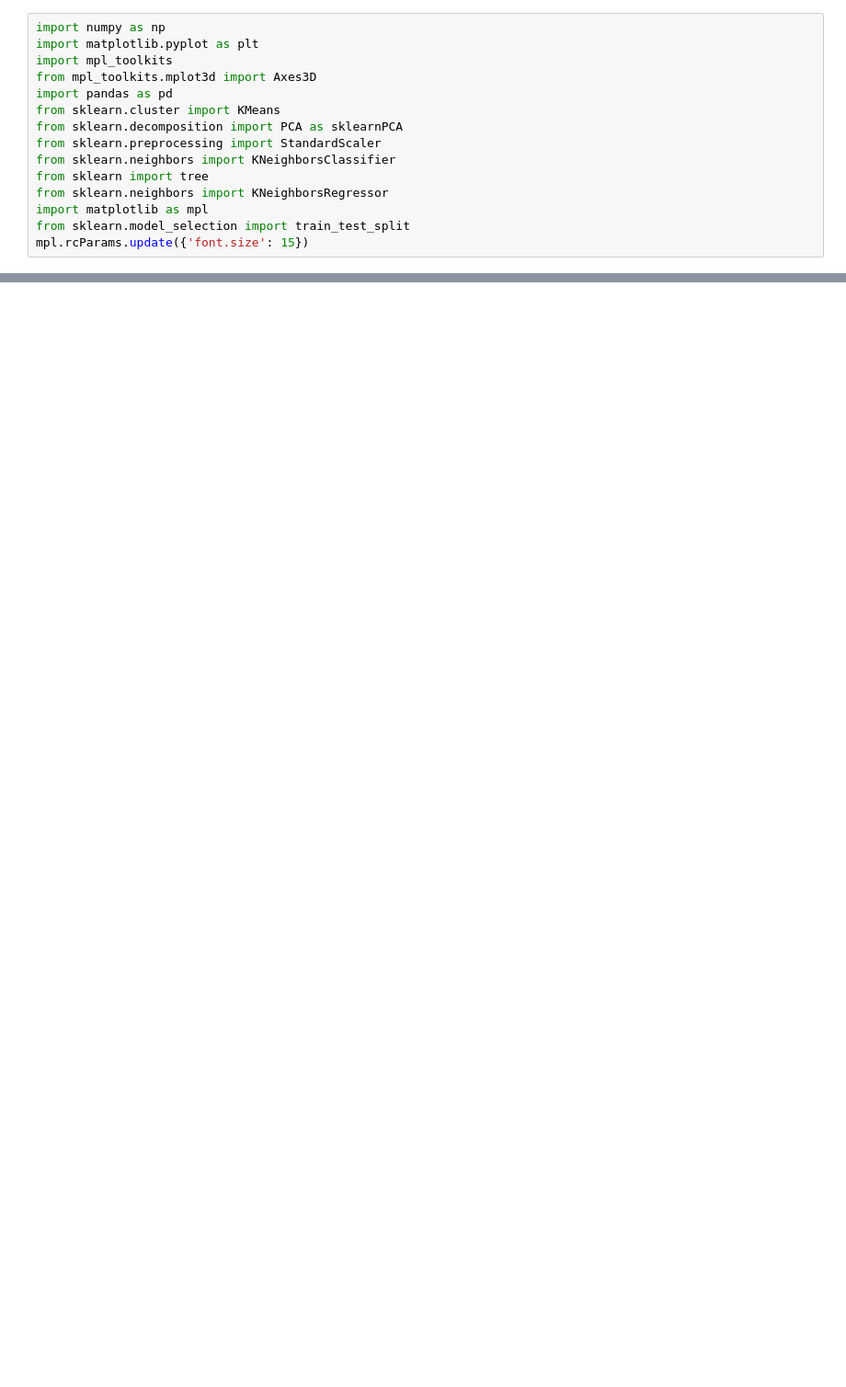
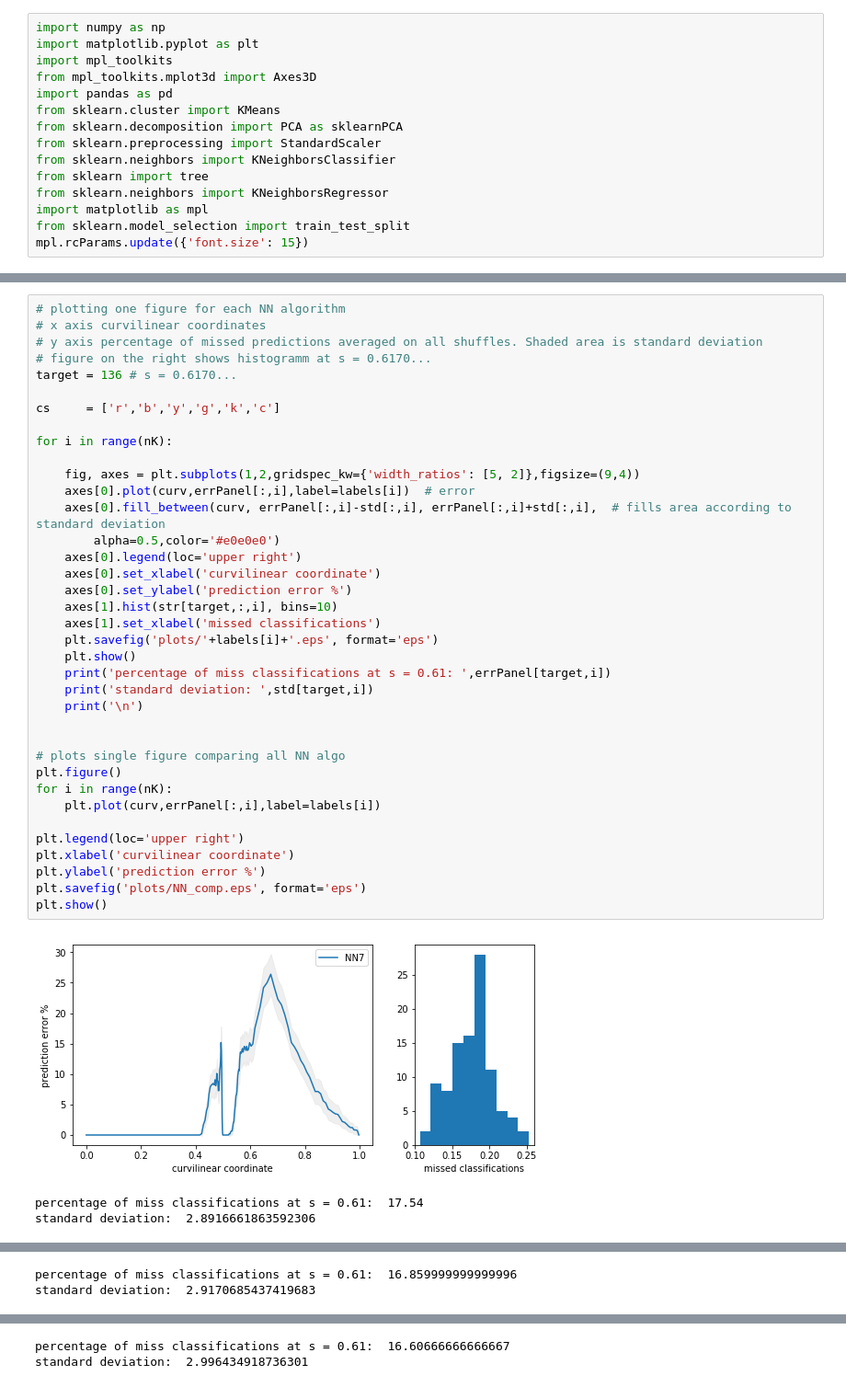
Before and after one commit to joaomiguelreis/MiND, a Jupyter notebook: kNN.ipynb, the cells around one changed output, grey strips where cells are left out. Shown at 92% size. Cells and saved outputs as stored; diff of their text form; blank space fills up the shorter version.

Commit message:
added hist plot at s=0.61

```diff
--- a/kNN.ipynb
+++ b/kNN.ipynb
@@ -193,0 +144,41 @@ plt.show()
+# %%
+# plotting one figure for each NN algorithm
+# x axis curvilinear coordinates
+# y axis percentage of missed predictions averaged on all shuffles. Shaded area is standard deviation
+# figure on the right shows histogramm at s = 0.6170...
+target = 136 # s = 0.6170...
+
+cs     = ['r','b','y','g','k','c']
+
+for i in range(nK):
+
+    fig, axes = plt.subplots(1,2,gridspec_kw={'width_ratios': [5, 2]},figsize=(9,4))
+    axes[0].plot(curv,errPanel[:,i],label=labels[i])  # error
+    axes[0].fill_between(curv, errPanel[:,i]-std[:,i], errPanel[:,i]+std[:,i],  # fills area according to standard deviation
+        alpha=0.5,color='#e0e0e0')
+    axes[0].legend(loc='upper right')
+    axes[0].set_xlabel('curvilinear coordinate')
+    axes[0].set_ylabel('prediction error %')
+    axes[1].hist(str[target,:,i], bins=10)
+    axes[1].set_xlabel('missed classifications')
+    plt.savefig('plots/'+labels[i]+'.eps', format='eps')
+    plt.show()
+    print('percentage of miss classifications at s = 0.61: ',errPanel[target,i])
+    print('standard deviation: ',std[target,i])
+    print('\n')
+
+
+# plots single figure comparing all NN algo
+plt.figure()
+for i in range(nK):
+    plt.plot(curv,errPanel[:,i],label=labels[i])
+
+plt.legend(loc='upper right')
+plt.xlabel('curvilinear coordinate')
+plt.ylabel('prediction error %')
+plt.savefig('plots/NN_comp.eps', format='eps')
+plt.show()
+# %% [output]
+[figure, added]
+percentage of miss classifications at s = 0.61:  17.54
+standard deviation:  2.8916661863592306
@@ -193,0 +186,2 @@ plt.show()
+percentage of miss classifications at s = 0.61:  16.859999999999996
+standard deviation:  2.9170685437419683
@@ -193,0 +189,2 @@ plt.show()
+percentage of miss classifications at s = 0.61:  16.60666666666667
+standard deviation:  2.996434918736301
```
Also changed, not shown: parts of 3 cells of this notebook, 8 other files.
